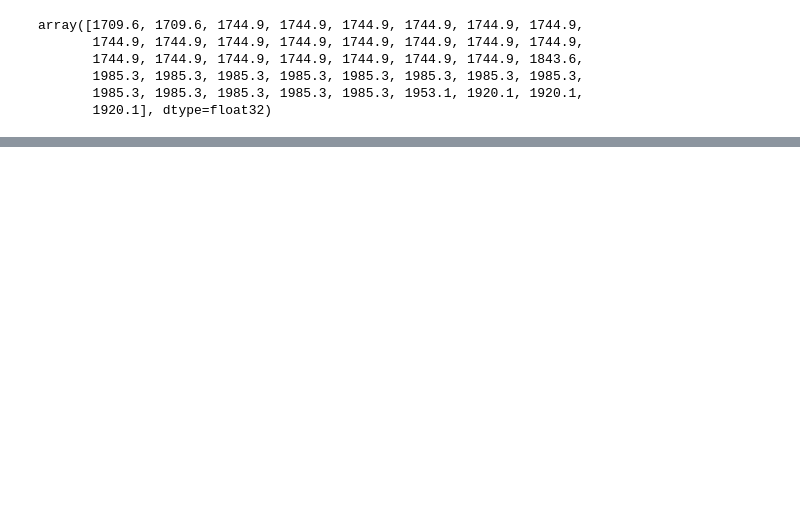
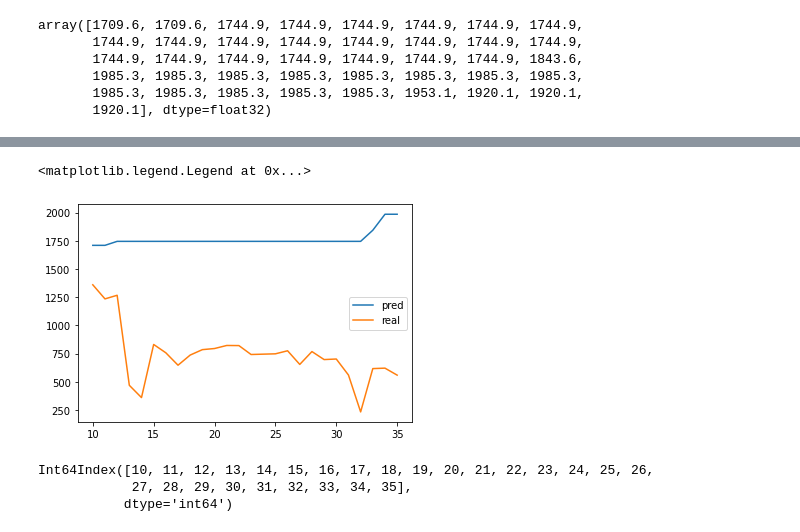
Before and after one commit to Dnbg1982/Oil-Gas-Projects, a Jupyter notebook: API Oil Production/Notebooks/prod.ipynb, the cells around one changed output, grey strips where cells are left out. Drawn from its saved outputs; the diff is of its cells as text; code cells hidden in the pictures; blank space fills up the shorter version.

```diff
--- a/API Oil Production/Notebooks/prod.ipynb
+++ b/API Oil Production/Notebooks/prod.ipynb
@@ -13,5 +49,5 @@ data = pd.read_csv(r'C:\Users\USUARIO\Documents\GitHub\Oil-Gas-Projects\API Oil
 # %%
-API = 1
+API = 15
 Formation_ID = 1
 Basin_ID = 1
 Lateral_Length = 9442
@@ -36,5 +72,7 @@ array([1709.6, 1709.6, 1744.9, 1744.9, 1744.9, 1744.9, 1744.9, 1744.9,
        1985.3, 1985.3, 1985.3, 1985.3, 1985.3, 1985.3, 1985.3, 1985.3,
        1985.3, 1985.3, 1985.3, 1985.3, 1985.3, 1953.1, 1920.1, 1920.1,
        1920.1], dtype=float32)
+# %%
+index = np.arange(start_month, end_month).tolist()
 # %%
-data_df = pd.DataFrame(zip(preds, data.Oil[start_month:end_month] ),columns=('Predictions', 'Oil_Production'), index=[np.arange(start_month, end_month)])
+data_df = pd.DataFrame(zip(preds, data.Oil[data.API == API][start_month:end_month] ),columns=('Predictions', 'Oil_Production'), index=index)
@@ -58,0 +99,13 @@ data_df = pd.DataFrame(zip(preds, data.Oil[start_month:end_month] ),columns=('Pr
+# %%
+fig, ax = plt.subplots()
+ax.plot(data_df)
+ax.legend(['pred','real'])
+# %% [output]
+<matplotlib.legend.Legend at 0x...>
+[figure, added]
+# %%
+data_df.index
+# %% [output]
+Int64Index([10, 11, 12, 13, 14, 15, 16, 17, 18, 19, 20, 21, 22, 23, 24, 25, 26,
+            27, 28, 29, 30, 31, 32, 33, 34, 35],
+           dtype='int64')
```
Also changed, not shown: parts of 5 cells of this notebook.
